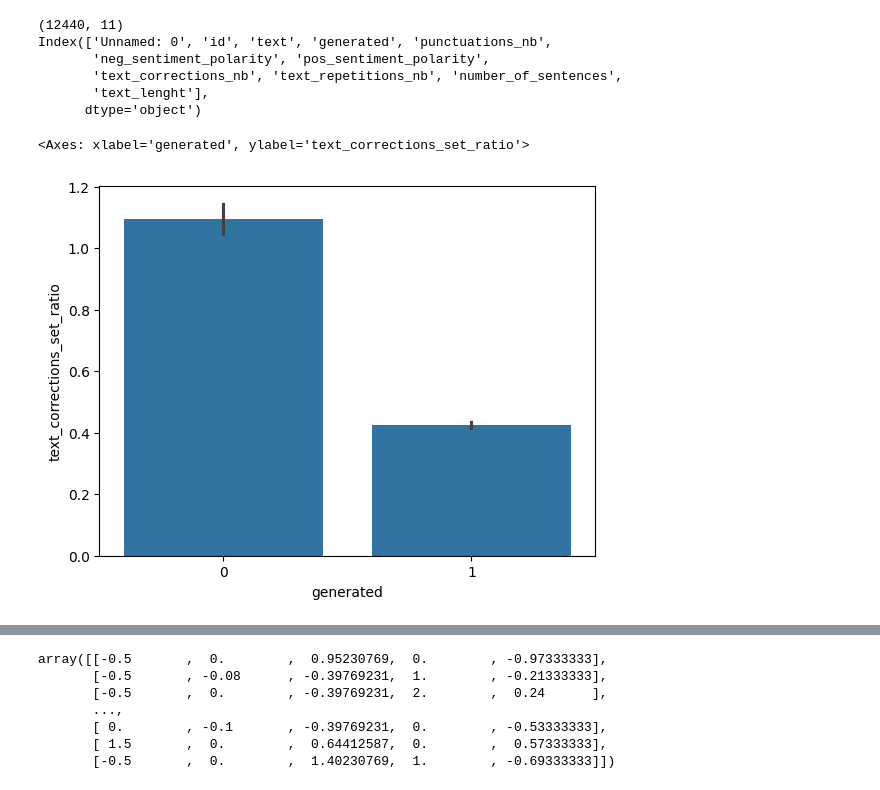
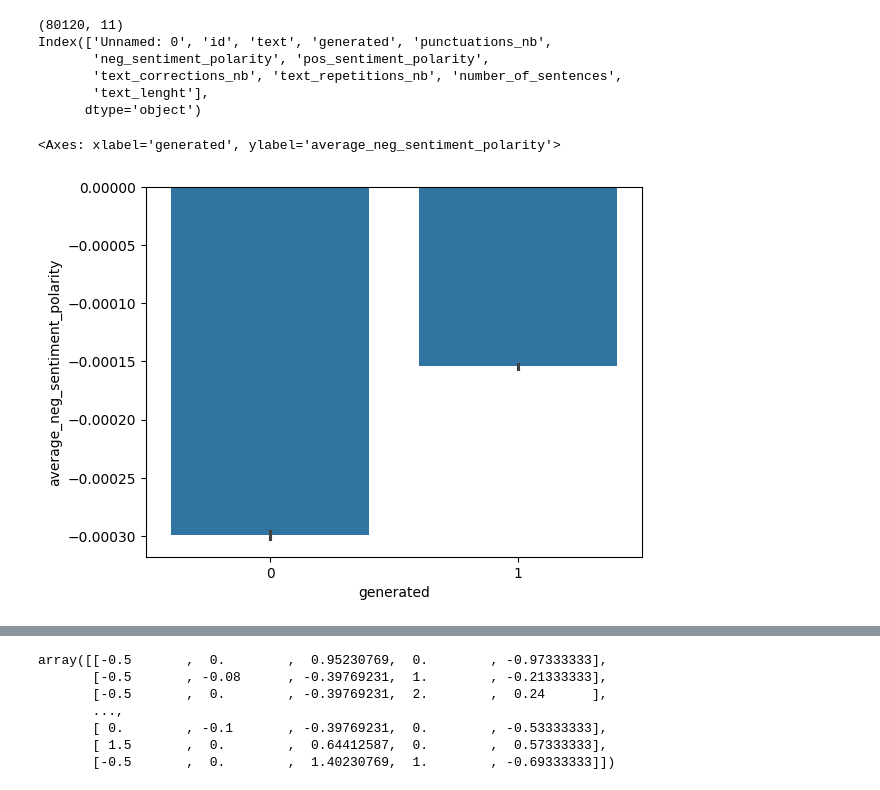
Before and after one commit to yukaberry/detect_ai_content, a Jupyter notebook: notebooks/texts/jerome_texts_full_texts.ipynb, the cells around one changed output, grey strips where cells are left out. Cells and saved outputs as stored; diff of their text form; code cells hidden in the pictures.

```diff
--- a/notebooks/texts/jerome_texts_full_texts.ipynb
+++ b/notebooks/texts/jerome_texts_full_texts.ipynb
@@ -12,11 +12,11 @@ from sklearn.preprocessing import FunctionTransformer, OneHotEncoder
 
 from sklearn import set_config; set_config(display='diagram')
 # %%
-df = pd.read_csv('../../raw_data/huggingface.co_human_ai_generated_text/model_training_dataset_enriched_6220.csv')
+df = pd.read_csv('../../raw_data/huggingface.co_human_ai_generated_text/model_training_dataset_enriched.csv')
 print(df.shape)
 print(df.columns)
 # %% [output]
-(12440, 11)
+(80120, 11)
 Index(['Unnamed: 0', 'id', 'text', 'generated', 'punctuations_nb',
        'neg_sentiment_polarity', 'pos_sentiment_polarity',
        'text_corrections_nb', 'text_repetitions_nb', 'number_of_sentences',
@@ -27,11 +27,12 @@ df['repetitions_ratio'] = df['text_repetitions_nb']/df['text_lenght']
 df['punctuations_ratio'] = df['punctuations_nb']/df['text_lenght']
 df['text_corrections_ratio'] = df['text_corrections_nb']/df['text_lenght']
 df['text_corrections_set_ratio'] = df['text_corrections_nb']/df['number_of_sentences']
+df['average_neg_sentiment_polarity'] = df['neg_sentiment_polarity']/df['text_lenght']
 # %%
-sns.barplot(data=df, x="generated", y="text_corrections_set_ratio")
+sns.barplot(data=df, x="generated", y="average_neg_sentiment_polarity")
 # %% [output]
-<Axes: xlabel='generated', ylabel='text_corrections_set_ratio'>
+<Axes: xlabel='generated', ylabel='average_neg_sentiment_polarity'>
-[figure, old version]
+[figure, new version]
 # %%
 from detect_ai_content.ml_logic.for_texts.using_ml_features.using_sentences_decomposition import *
 
```
Also changed, not shown: parts of 17 cells of this notebook, 5 other files.
